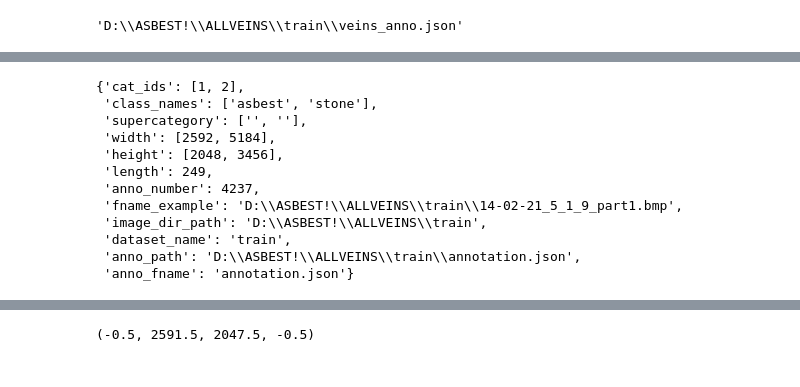
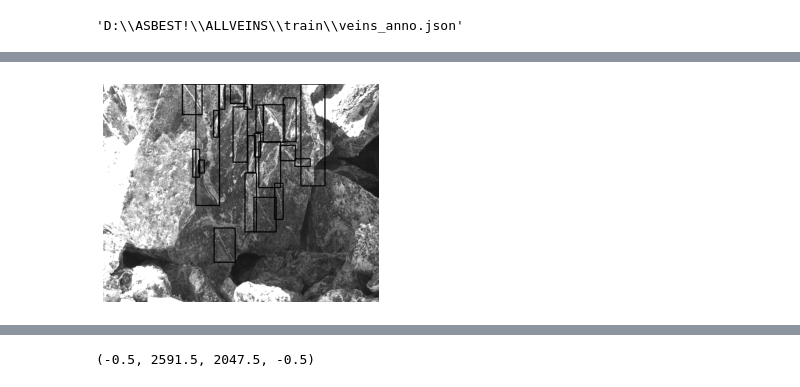
Before and after one commit to MVRonkin/ASBEST_VEINS_LABELING, a Jupyter notebook: coco_annotation3.ipynb, the cells around one changed output, grey strips where cells are left out. Cells and saved outputs as stored; diff of their text form; code cells hidden in the pictures.

```diff
--- a/coco_annotation3.ipynb
+++ b/coco_annotation3.ipynb
@@ -94 +94,6 @@ anno.anno_path
+# %%
+imgb = anno.get_image_with_bbox(image_id = 1)
+plt.imshow(imgb, 'gray'); plt.axis('off'); plt.show();
+# %% [output]
+[figure, added]
 # %%
@@ -98,16 +102,0 @@ class Annotation(utl.Annotation):
-# %%
-anno = Annotation(anno_path)
-anno.info()
-# %% [output]
-{'cat_ids': [1, 2],
- 'class_names': ['asbest', 'stone'],
- 'supercategory': ['', ''],
- 'width': [2592, 5184],
- 'height': [2048, 3456],
- 'length': 249,
- 'anno_number': 4237,
- 'fname_example': 'D:\\ASBEST!\\ALLVEINS\\train\\14-02-21_5_1_9_part1.bmp',
- 'image_dir_path': 'D:\\ASBEST!\\ALLVEINS\\train',
- 'dataset_name': 'train',
- 'anno_path': 'D:\\ASBEST!\\ALLVEINS\\train\\annotation.json',
- 'anno_fname': 'annotation.json'}
```
Also changed, not shown: parts of 13 cells of this notebook, 4 other files.
